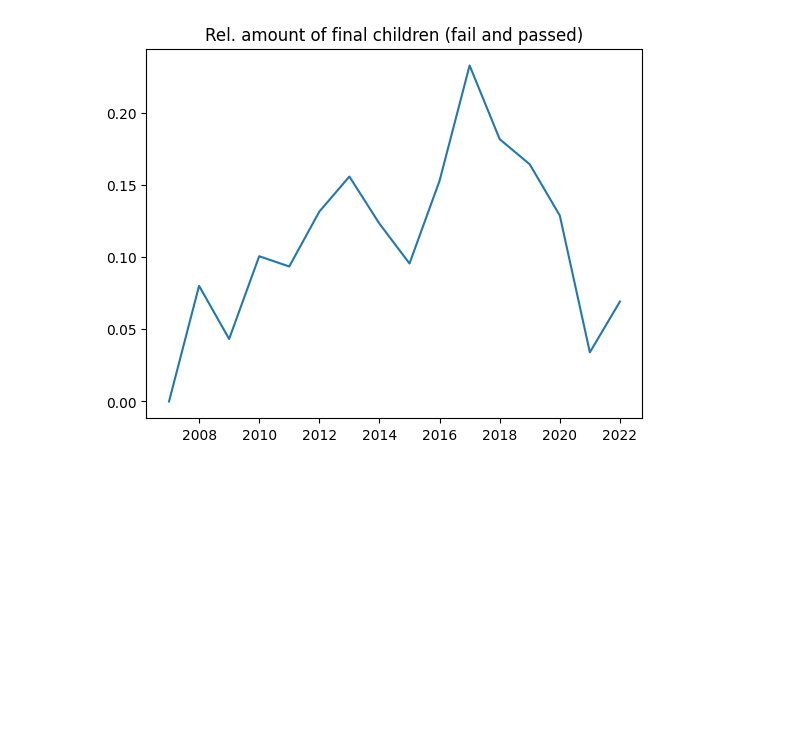
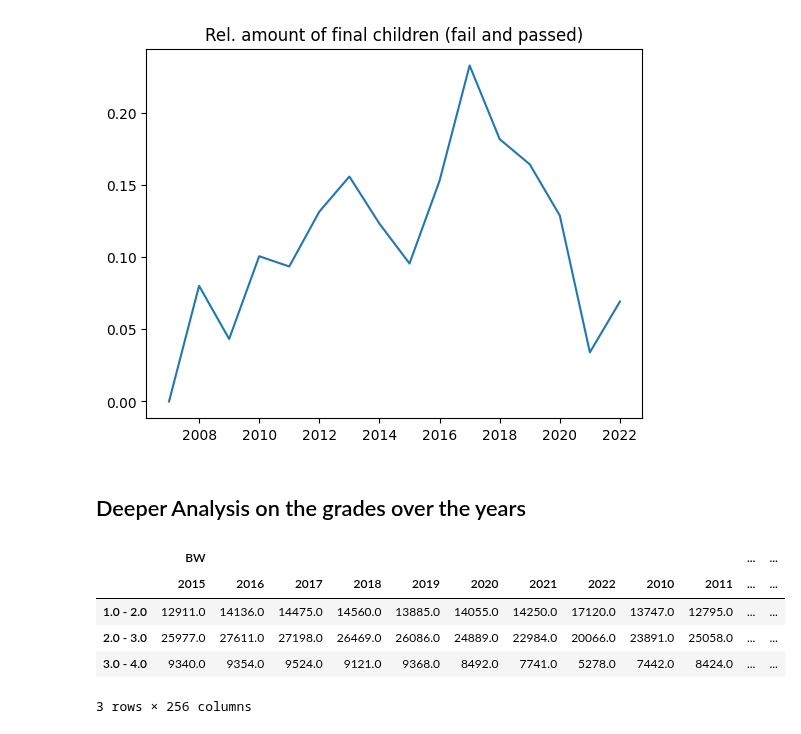
Before and after one commit to KarylReyne/DataLiteracyWS23, a Jupyter notebook: src/data_lit_covid_school/overview_grades.ipynb, the cells around one changed output. Drawn from its saved outputs; the diff is of its cells as text; code cells hidden in the pictures; blank space fills up the shorter version.

```diff
--- a/src/data_lit_covid_school/overview_grades.ipynb
+++ b/src/data_lit_covid_school/overview_grades.ipynb
@@ -187,3 +199,36 @@ ax.set_title("Rel. amount of final children (fail and passed)")
 plt.show()
 # %% [output]
 [figure]
+# %% [markdown]
+## Deeper Analysis on the grades over the years
+# %%
+def group_by_grades(data: pd.DataFrame, group_by: float = 1.0) -> pd.DataFrame:
+    data_c = data.copy()
+    result = pd.DataFrame(columns=data_c.columns)
+
+
+    # Check groups
+    assert group_by > 0 and group_by <= 4.0, "Group_by > 0 and <= 4.0"
+
+    # Create bounds
+    bounds = [i/10 for i in range(10, 41, int(group_by*10))][1:]
+
+    # Group
+    for i, b in enumerate(bounds):
+        lower_bound = 0.9 if i == 0 else bounds[i-1]
+        upper_bound = b
+
+        selected = data_c[(data_c.index <= upper_bound) & (data_c.index > lower_bound)]
+        result.loc[f"{lower_bound + 0.1 if i == 0 else bounds[i-1]} - {b}"] = selected.sum(axis=0)
+
+    return result
+
+group_half_grades = group_by_grades(grades_flat, 1.0)
+group_half_grades
+# %% [output]
+|  | BW |  |  |  |  |  |  |  |  |  | ... | ... |
+|  | 2015 | 2016 | 2017 | 2018 | 2019 | 2020 | 2021 | 2022 | 2010 | 2011 | ... | ... |
+| 1.0 - 2.0 | 12911.0 | 14136.0 | 14475.0 | 14560.0 | 13885.0 | 14055.0 | 14250.0 | 17120.0 | 13747.0 | 12795.0 | ... | ... |
+| 2.0 - 3.0 | 25977.0 | 27611.0 | 27198.0 | 26469.0 | 26086.0 | 24889.0 | 22984.0 | 20066.0 | 23891.0 | 25058.0 | ... | ... |
+| 3.0 - 4.0 | 9340.0 | 9354.0 | 9524.0 | 9121.0 | 9368.0 | 8492.0 | 7741.0 | 5278.0 | 7442.0 | 8424.0 | ... | ... |
+3 rows × 256 columns
```
Also changed, not shown: parts of 3 cells of this notebook.
